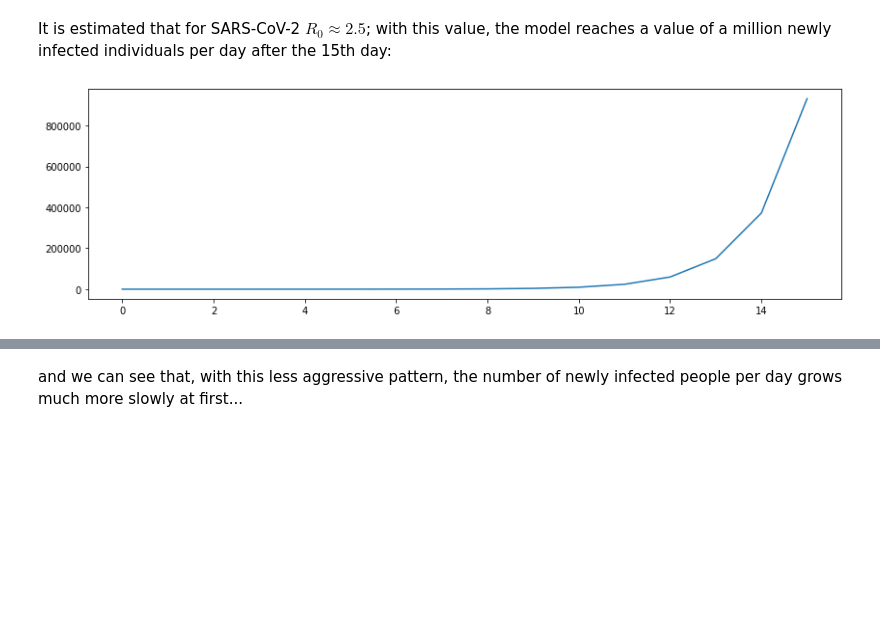
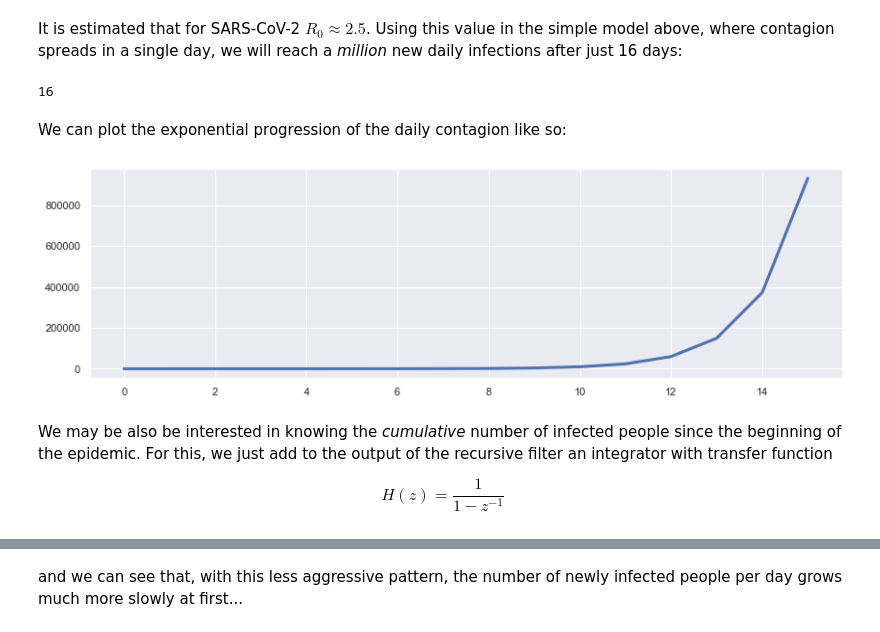
Before and after one commit to prandoni/COM303, a Jupyter notebook: COVID19/COVID19.ipynb, the cells around one changed output, grey strips where cells are left out. Drawn from its saved outputs; the diff is of its cells as text; code cells hidden in the pictures; blank space fills up the shorter version.

```diff
--- a/COVID19/COVID19.ipynb
+++ b/COVID19/COVID19.ipynb
@@ -3,6 +5,10 @@
 import matplotlib.pyplot as plt
 import numpy as np
 import scipy.signal as sp
+
+import seaborn as sns
+sns.set()
 # %%
 plt.rcParams["figure.figsize"] = (14,4)
+plt.rcParams['lines.linewidth'] = 3
 # %% [markdown]
@@ -28,6 +43,18 @@ def contagion(R0, N):
 # %% [markdown]
-It is estimated that for SARS-CoV-2 $R_0 \approx 2.5$; with this value, the model reaches a value of a million newly infected individuals per day after the 15th day:
+It is estimated that for SARS-CoV-2 $R_0 \approx 2.5$. Using this value in the simple model above, where contagion spreads in a single day, we will reach a _million_ new daily infections after just 16 days:
+# %%
+SC_R0 = 2.5
+D = int(np.ceil(np.log(1E06)/np.log(SC_R0)))
+print(D)
+# %% [output]
+16
+# %% [markdown]
+We can plot the exponential progression of the daily contagion like so:
 # %%
-plt.plot(contagion(2.5, 16));
+plt.plot(contagion(SC_R0, D));
 # %% [output]
-[figure, old version]
+[figure, new version]
+# %% [markdown]
+We may be also be interested in knowing the _cumulative_ number of infected people since the beginning of the epidemic. For this, we just add to the output of the recursive filter an integrator with transfer function
+
+$$H(z) = \frac{1}{1 - z^{-1}}$$
```
Also changed, not shown: parts of 38 cells of this notebook.
